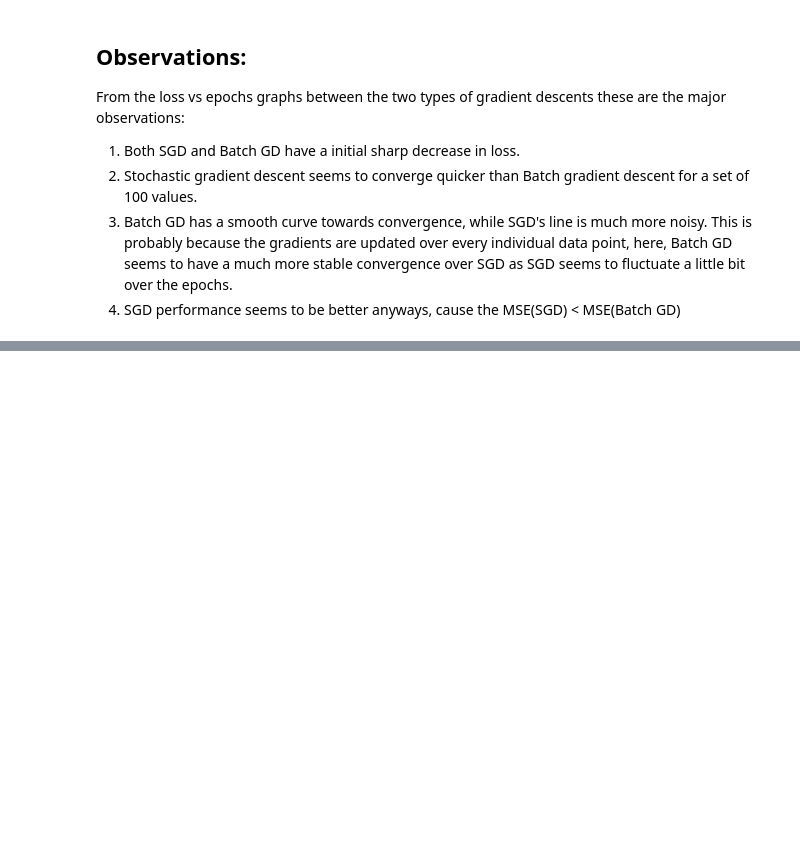
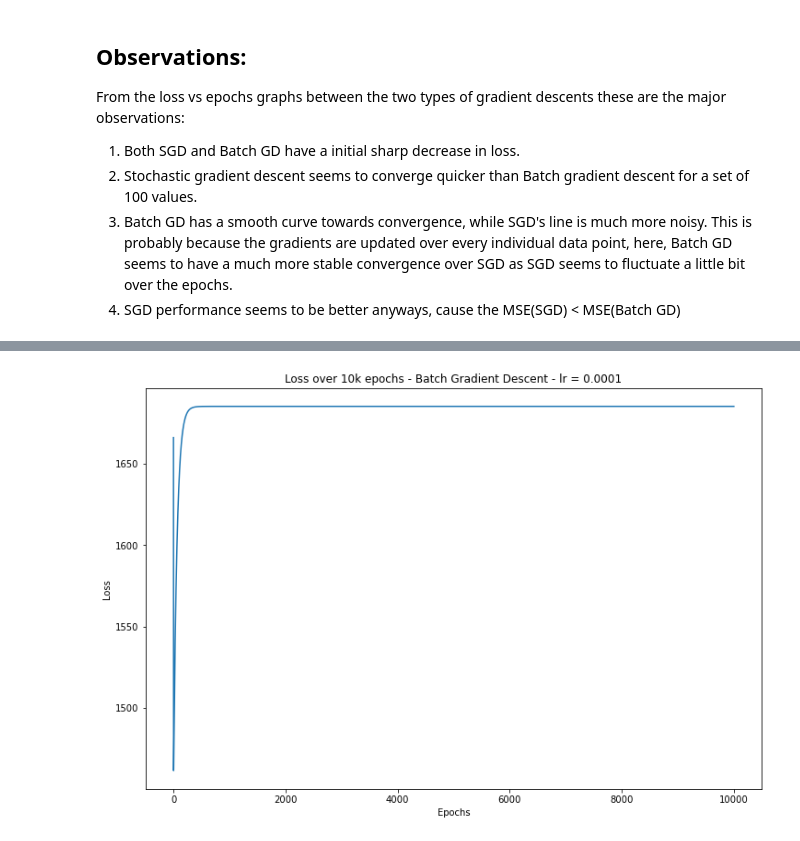
Before and after one commit to vishprivenkat/backpropagating-bananas, a Jupyter notebook: Gradient Descent /gradient_descent_from_scratch.ipynb, the cells around one changed output, grey strips where cells are left out. Cells and saved outputs as stored; diff of their text form; code cells hidden in the pictures; blank space fills up the shorter version.

```diff
--- a/Gradient Descent /gradient_descent_from_scratch.ipynb
+++ b/Gradient Descent /gradient_descent_from_scratch.ipynb
@@ -110,0 +114,8 @@ What do we gotta do?
+# %%
+
+N_1 = 10000 #number of samples
+M = 1
+lr_1= 0.01
+epochs_1 = 10000
+X_1 = [random.uniform(0, 10) for _ in range(N_1)]
+y_1 = [random.uniform(0, 10) for _ in range(N_1)]
@@ -110,0 +163,14 @@ What do we gotta do?
+# %%
+%timeit
+
+print("====Batch Gradient Descent====")
+w_1_1, b_1_1, loss_1_1 = batch_gradient_descent(X_1, y_1, lr = 0.0001, epochs = 10000)
+print(f"Final w: {w_1_1}, b: {b_1_1}")
+mse_val_1_1 = calculate_mse(X_1, y_1, w_1_1, b_1_1)
+print("MSE: ", mse_val_1_1)
+
+print("\n====Stochastic Gradient Descent====")
+w_2_1, b_2_1, loss_2_1 = stochastic_gradient_descent(X_1, y_1, lr = 0.0001, epochs = 10000)
+print(f"Final w: {w_2_1}, b: {b_2_1}")
+mse_val_2_1 = calculate_mse(X_1, y_1, w_2_1, b_2_1)
+print("MSE: ", mse_val_2_1)
@@ -110,0 +185,10 @@ What do we gotta do?
+# %%
+import matplotlib.pyplot as plt
+plt.figure(figsize=(12, 8))
+plt.plot(loss_1_1)
+plt.xlabel('Epochs')
+plt.ylabel('Loss')
+plt.title('Loss over 10k epochs - Batch Gradient Descent - lr = 0.0001')
+plt.show()
+# %% [output]
+[figure, added]
```
Also changed, not shown: parts of 14 cells of this notebook.
